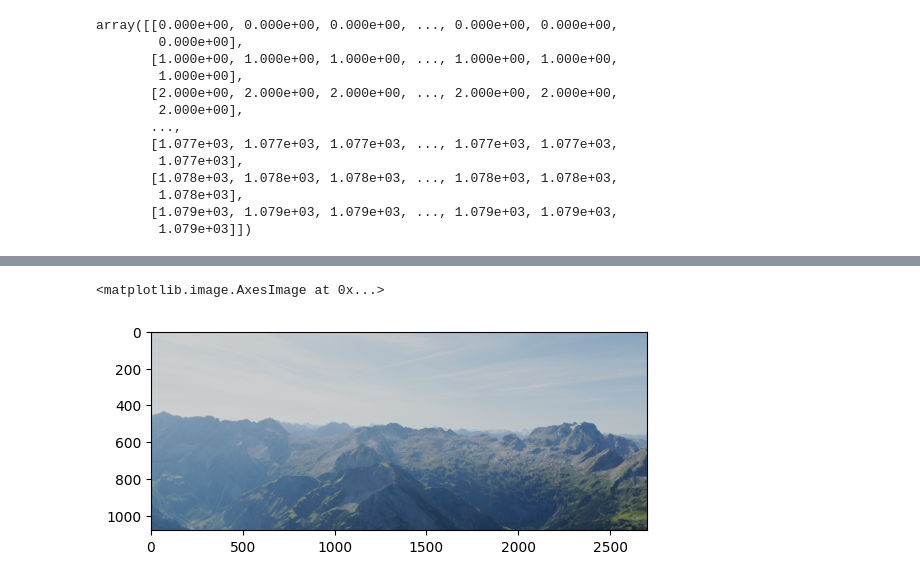
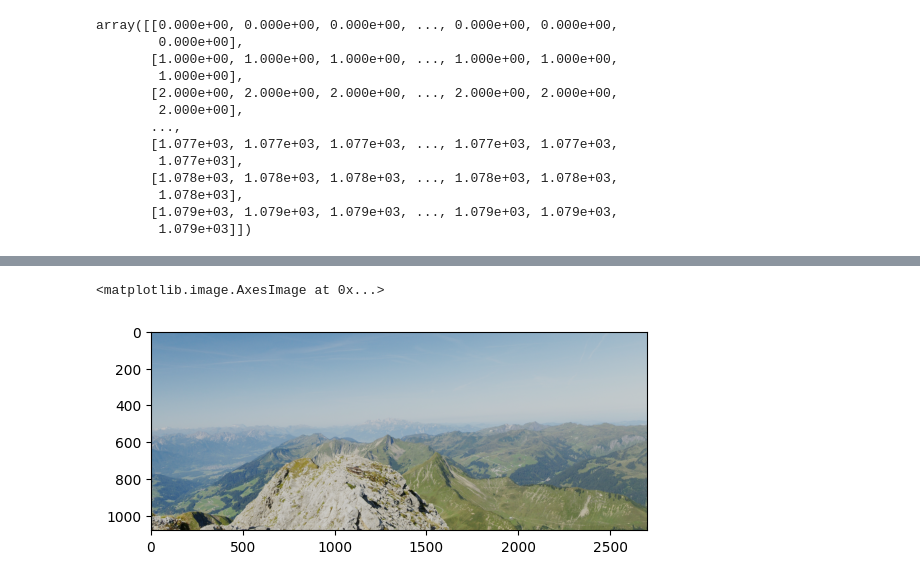
Before and after one commit to araobp/blender-science, a Jupyter notebook: Mathematics/opencv/remap.ipynb, the cells around one changed output, grey strips where cells are left out. Drawn from its saved outputs; the diff is of its cells as text; code cells hidden in the pictures.

```diff
--- a/Mathematics/opencv/remap.ipynb
+++ b/Mathematics/opencv/remap.ipynb
@@ -79,3 +87,7 @@ plt.imshow(img)
 # %% [output]
 <matplotlib.image.AxesImage at 0x...>
 [figure]
+# %%
+img_right = cv2.imread('images/Camera3.png')
+img_right = cv2.cvtColor(img_right, cv2.COLOR_BGR2RGB)
+plt.imshow(img_right)
@@ -173,5 +235,5 @@ plt.imshow(cv2.resize(mapped_img, (int(img.shape[1] * ratio), img.shape[0])))
 # %%
-plt.imshow(img)
+plt.imshow(img_right)
 # %% [output]
 <matplotlib.image.AxesImage at 0x...>
-[figure, old version]
+[figure, new version]
```
Also changed, not shown: parts of 24 cells of this notebook, 2 other files.
